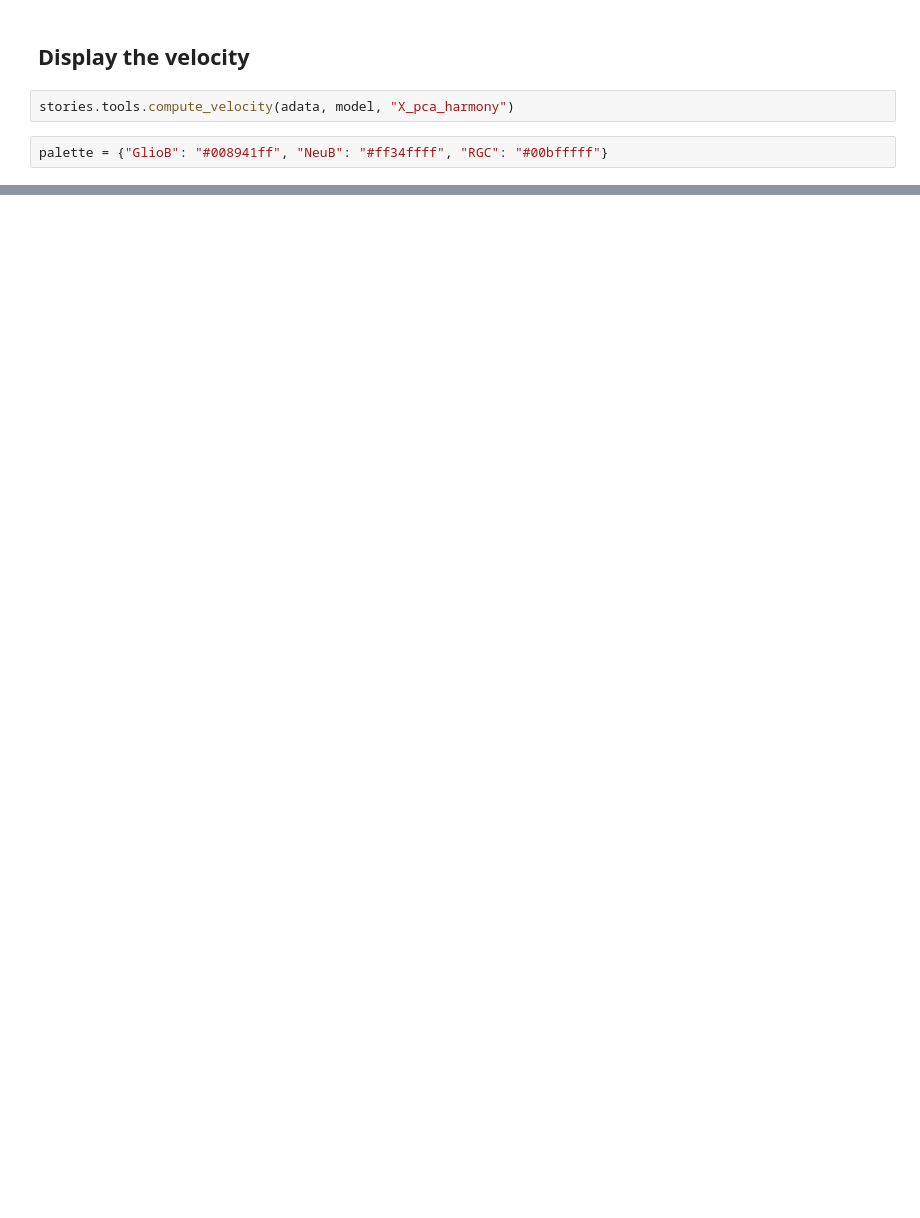
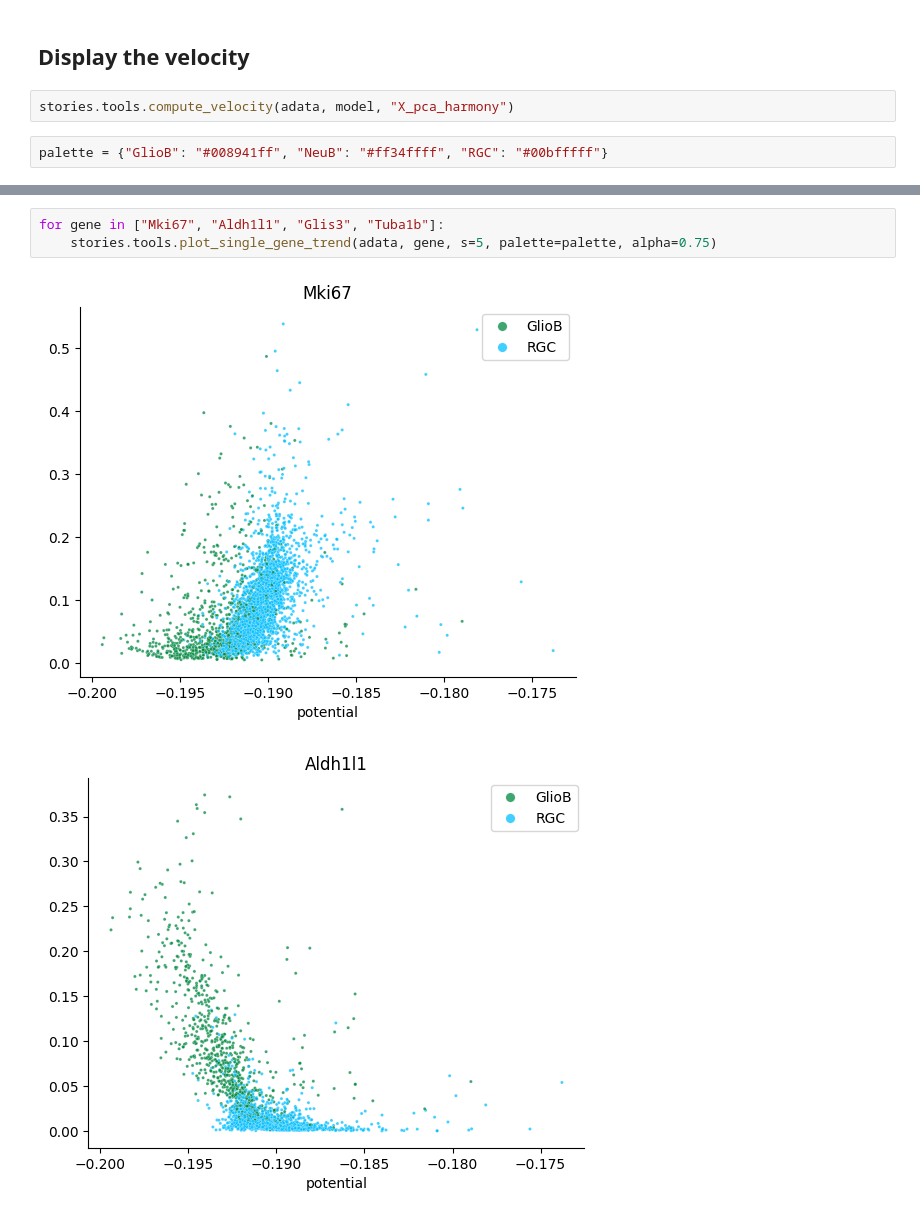
Before and after one commit to cantinilab/stories, a Jupyter notebook: docs/vignettes/demo_midbrain.ipynb, the cells around one changed output, grey strips where cells are left out. Cells and saved outputs as stored; diff of their text form; blank space fills up the shorter version.

```diff
--- a/docs/vignettes/demo_midbrain.ipynb
+++ b/docs/vignettes/demo_midbrain.ipynb
@@ -143,0 +143,6 @@ stories.tools.plot_velocity(
+# %%
+for gene in ["Mki67", "Aldh1l1", "Glis3", "Tuba1b"]:
+    stories.tools.plot_single_gene_trend(adata, gene, s=5, palette=palette, alpha=0.75)
+# %% [output]
+[figure, added]
+[figure, added]
```
Also changed, not shown: parts of 17 cells of this notebook.
